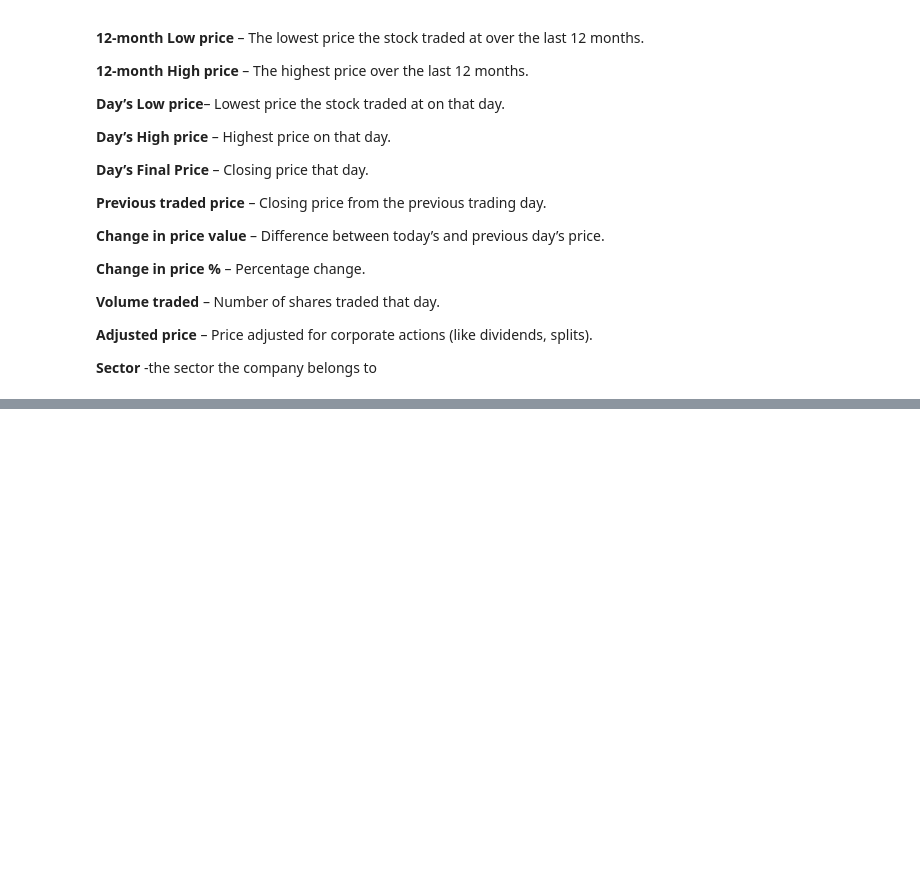
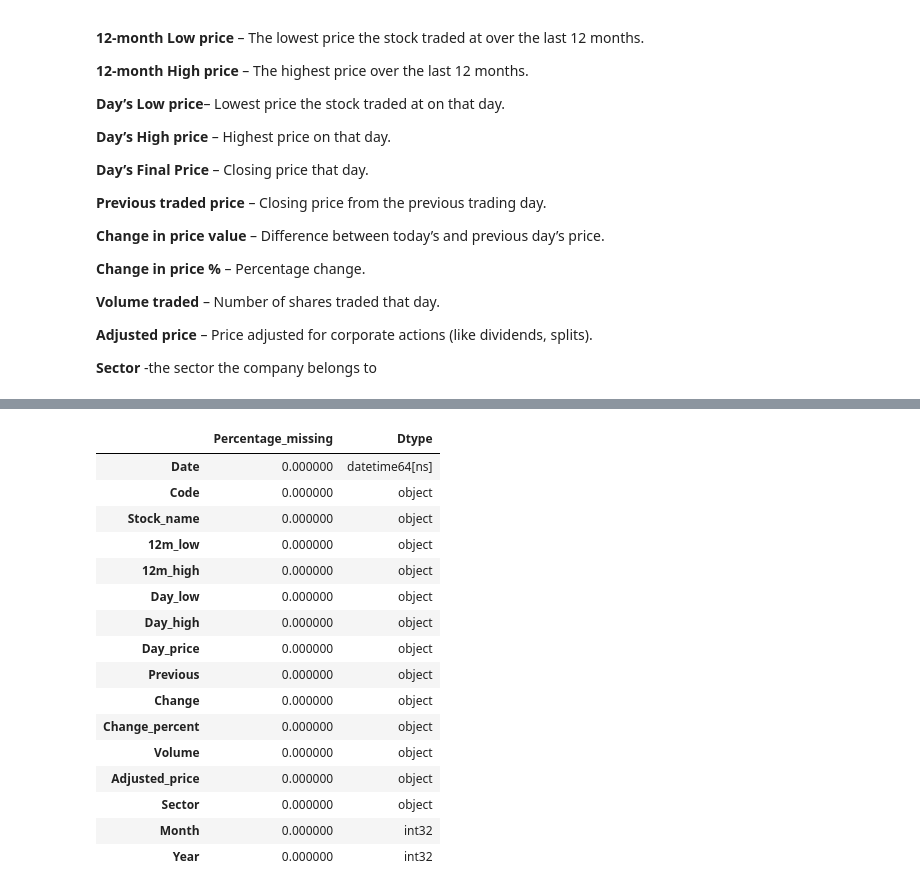
Before and after one commit to lorenaterah/NSE_Stock_Market_Segmentation, a Jupyter notebook: Notebooks/SharonK.ipynb, the cells around one changed output, grey strips where cells are left out. Saved outputs shown, nothing was run; the diff lists cells and outputs as text; code cells hidden in the pictures; blank space fills up the shorter version.

```diff
--- a/Notebooks/SharonK.ipynb
+++ b/Notebooks/SharonK.ipynb
@@ -353,0 +487,3 @@ Index(['date', 'stock_code', 'name', '12m_low', '12m_high', 'day_low',
+# %%
+#drop sector missing values
+nse_df.dropna(subset=['Sector'],inplace=True)
@@ -353,0 +522,24 @@ Index(['date', 'stock_code', 'name', '12m_low', '12m_high', 'day_low',
+# %%
+#final check to see if cleaned
+#sort percentage of missing values and display data types
+(nse_df.isna().mean() * 100).sort_values(ascending=False).to_frame(
+    name='Percentage_missing').assign(Dtype=nse_df.dtypes).style.bar(
+        subset=['Percentage_missing'], color="purple")
+# %% [output]
+|  | Percentage_missing | Dtype |
+| Date | 0.000000 | datetime64[ns] |
+| Code | 0.000000 | object |
+| Stock_name | 0.000000 | object |
+| 12m_low | 0.000000 | object |
+| 12m_high | 0.000000 | object |
+| Day_low | 0.000000 | object |
+| Day_high | 0.000000 | object |
+| Day_price | 0.000000 | object |
+| Previous | 0.000000 | object |
+| Change | 0.000000 | object |
+| Change_percent | 0.000000 | object |
+| Volume | 0.000000 | object |
+| Adjusted_price | 0.000000 | object |
+| Sector | 0.000000 | object |
+| Month | 0.000000 | int32 |
+| Year | 0.000000 | int32 |
```
Also changed, not shown: parts of 27 cells of this notebook.
